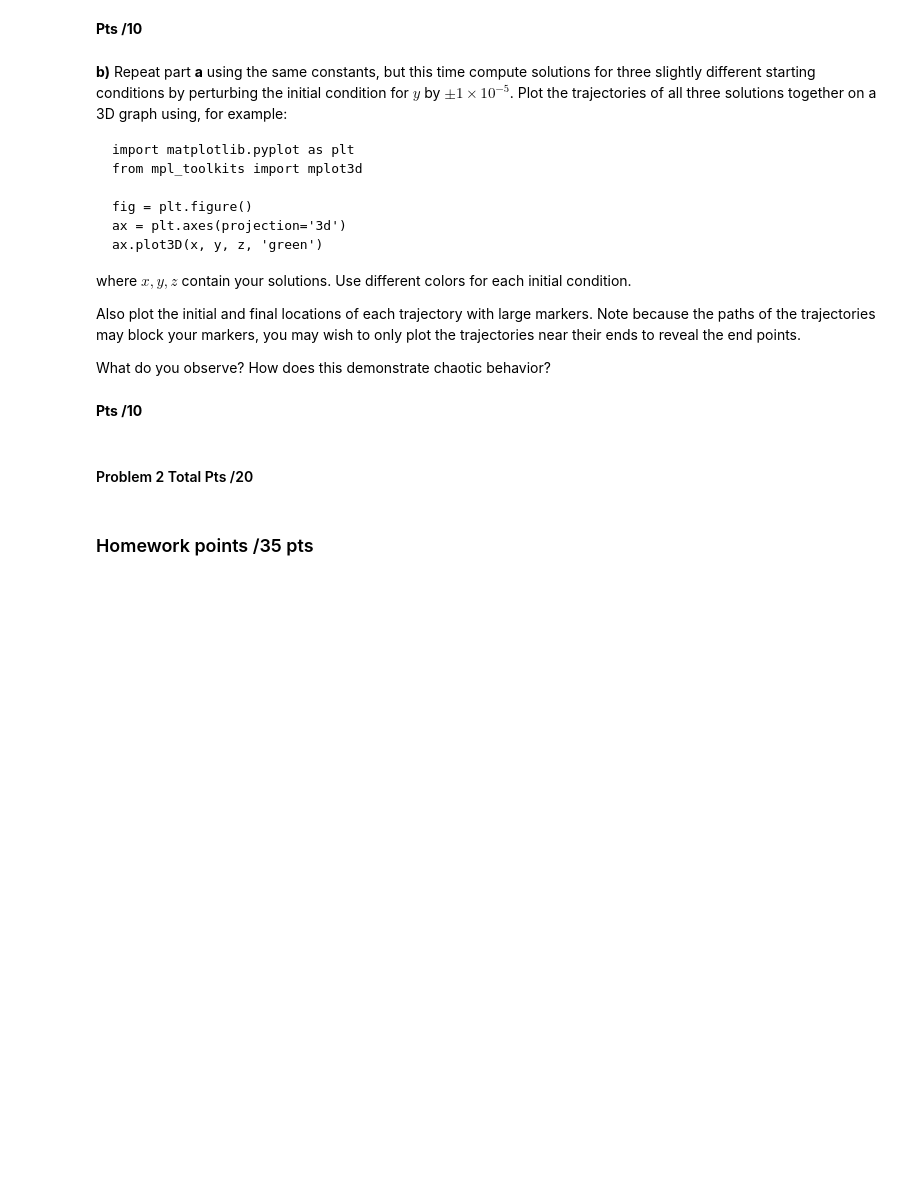
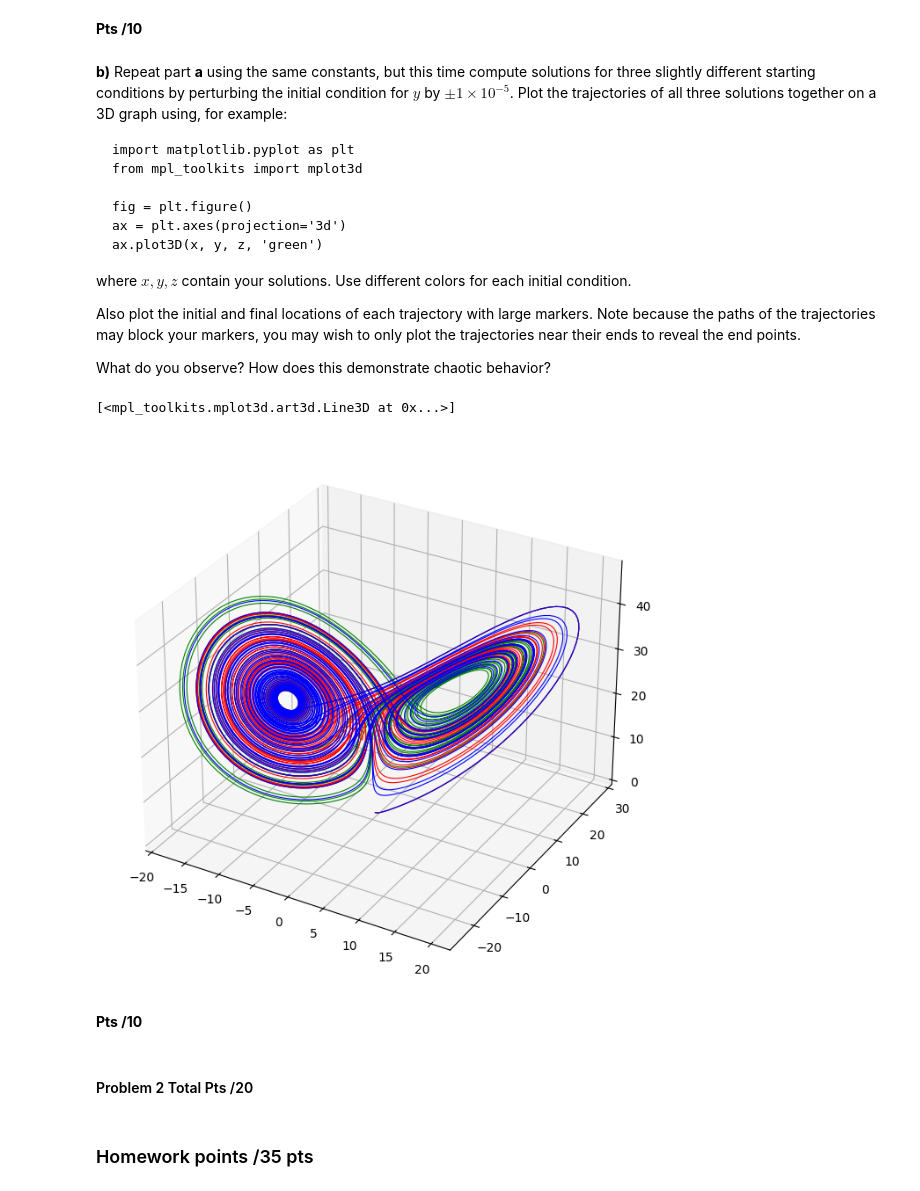
Before and after one commit to AcamaroCutcher/Computational-Physics, a Jupyter notebook: Homework/Homework6/hw6_notebook_2026.ipynb, the cells around one changed output. Saved outputs shown, nothing was run; the diff lists cells and outputs as text; code cells hidden in the pictures; blank space fills up the shorter version.

```diff
--- a/Homework/Homework6/hw6_notebook_2026.ipynb
+++ b/Homework/Homework6/hw6_notebook_2026.ipynb
@@ -97,3 +215,70 @@ What do you observe? How does this demonstrate chaotic behavior?
+# %%
+## Type problem part b) here
+import matplotlib.pyplot as plt
+from mpl_toolkits import mplot3d
+import numpy as np
+
+def df(r, t): # Added 't' as an argument
+    sigma = 10
+    rho = 28
+    b = 8/3
+
+    dx = sigma*(r[1] - r[0])
+    dy = rho*r[0]- r[1] -r[0]*r[2]
+    dz = r[0]*r[1] - b * r[2]
+
+    return np.array([dx, dy, dz])
+
+def rk4(f, t_start, t_end, N_steps, r0):
+
+    h = (t_end - t_start)/N_steps
+    time_steps = np.arange(t_start, t_end + h, h) # Renamed to time_steps for consistency
+
+    r_approx = np.zeros((N_steps+1, 3)) # Correctly initialized as a 2D array of zeros
+    r_approx[0]  = r0
+
+    for i in range(1, time_steps.shape[0]):
+
+        t = time_steps[i-1]
+        r = r_approx[i-1]
+
+        k_1 = h * f(r,t)
+        k_2 = h * f(r + 1/2*k_1, t + 1/2 * h)
+        k_3 = h * f(r + 1/2*k_2, t + 1/2 * h)
+        k_4 = h * f(r + k_3, t + h)
+        r_approx[i] = r + 1/6*(k_1 + 2 * k_2 + 2 * k_3 + k_4)
+
+    return time_steps, r_approx
+eps = 1e-5
+
+r0 = np.array([0,1 - eps,0])
+time_steps_1, r_approx_1 = rk4(df,0, 50, 10000, r0)
+
+r0 = np.array([0,1,0])
+time_steps_2, r_approx_2 = rk4(df,0, 50, 10000, r0)
+
+r0 = np.array([0,1 + eps,0])
+time_steps_3, r_approx_3 = rk4(df,0, 50, 10000, r0)
+
+fig = plt.figure(figsize=(10, 8)) # Make the figure bigger
+ax = plt.axes(projection='3d')
+x = r_approx_1[:,0]
+y = r_approx_1[:,1]
+z = r_approx_1[:,2]
+ax.plot3D(x,y,z, 'green', linewidth=0.8) # Set a smaller linewidth
+
+x = r_approx_2[:,0]
+y = r_approx_2[:,1]
+z = r_approx_2[:,2]
+ax.plot3D(x,y,z, 'red', linewidth=0.8) # Set a smaller linewidth
+
+x = r_approx_3[:,0]
+y = r_approx_3[:,1]
+z = r_approx_3[:,2]
+ax.plot3D(x,y,z, 'blue', linewidth=0.8) # Set a smaller linewidth
+# %% [output]
+[<mpl_toolkits.mplot3d.art3d.Line3D at 0x...>]
+[figure, added]
 # %% [markdown]
 **Pts /10**
 # %% [markdown]
```
Also changed, not shown: parts of 9 cells of this notebook.
